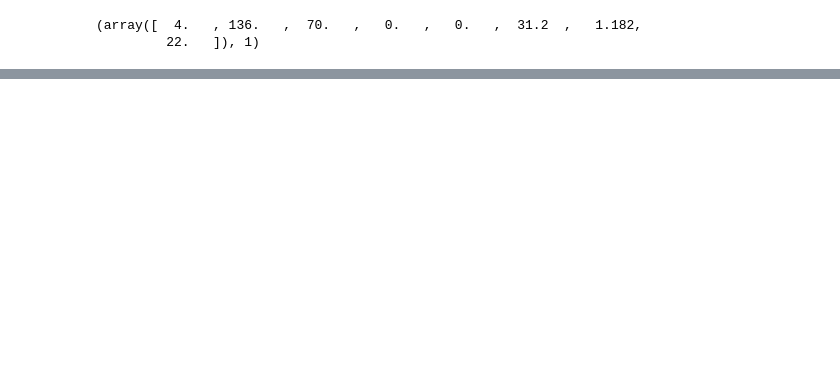
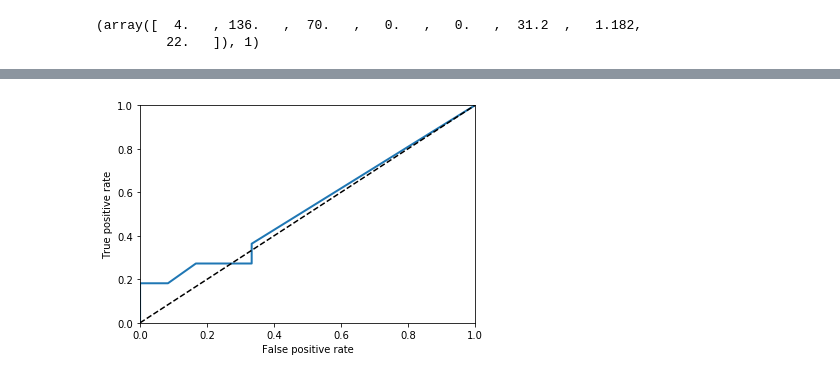
Before and after one commit to deeptirajput/testRepo, a Jupyter notebook: Diabetes_vineet.ipynb, the cells around one changed output, grey strips where cells are left out. Drawn from its saved outputs; the diff is of its cells as text; code cells hidden in the pictures; blank space fills up the shorter version.

```diff
--- a/Diabetes_vineet.ipynb
+++ b/Diabetes_vineet.ipynb
@@ -580,0 +790,8 @@ tr_split
+# %%
+SVC_name = models[0][0]
+SVC_model = models[0][1]
+# %%
+fpr,tpr,threshold = ROCCurveModel(SVC_model,SVC_name,X_test,y_test)
+plot_roc_curve(fpr,tpr,name)
+# %% [output]
+[figure, added]
```
Also changed, not shown: parts of 99 cells of this notebook.
